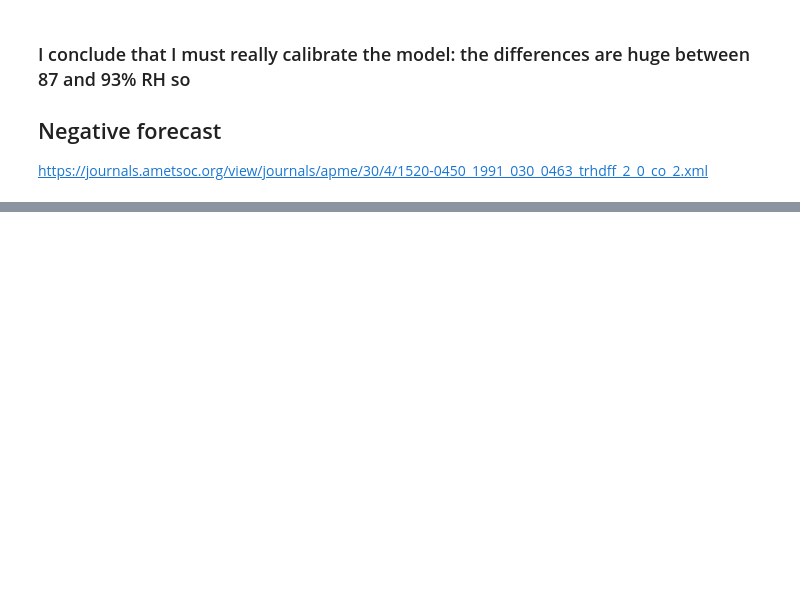
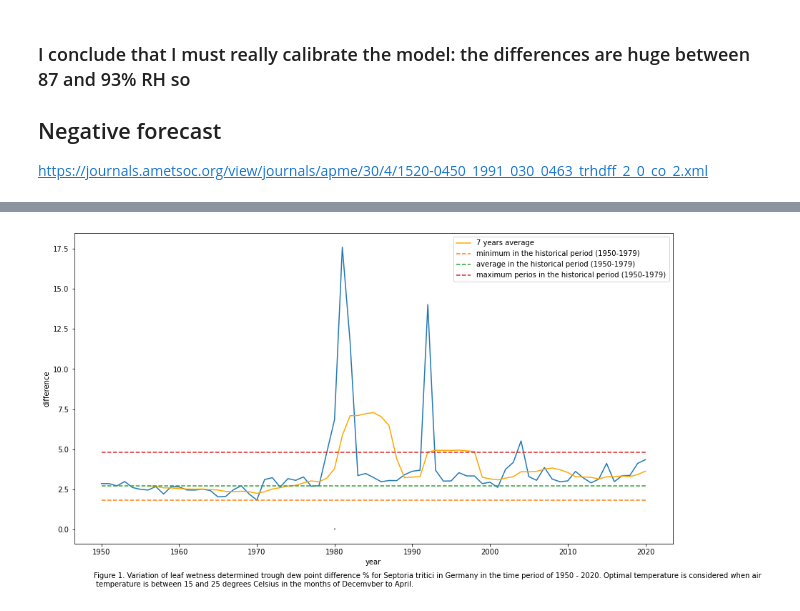
Before and after one commit to serbanradulescu/master_thesis, a Jupyter notebook: project.ipynb, the cells around one changed output, grey strips where cells are left out. Saved outputs shown, nothing was run; the diff lists cells and outputs as text; code cells hidden in the pictures; blank space fills up the shorter version.

```diff
--- a/project.ipynb
+++ b/project.ipynb
@@ -202,0 +276,26 @@ sns.lineplot( x="year", y = '7yrs_average', data= new_df3, label = "7 years aver
+# %%
+
+df_dpd["difference"]=df_dpd.apply(lambda x: (x['TT']- x['TD']), axis=1)
+df_dpd= df_dpd[df_dpd["month"].isin([12,1,2,3,4])]
+df_dpd = df_dpd.groupby("year").mean()
+avg50_79= df_dpd[df_dpd.index <= 1979]["difference"].mean()
+max50_79 = df_dpd[df_dpd.index <= 1979]["difference"].max()
+min50_79 = df_dpd[df_dpd.index <= 1979]["difference"].min()
+df_dpd['7yrs_average'] = df_dpd.difference.rolling(7).mean()
+# %%
+
+plt.figure(figsize = (15,8))
+
+sns.lineplot(x=df_dpd.index, y= df_dpd["difference"])#, label = "average yearly difference")
+sns.lineplot(x = df_dpd.index, y = df_dpd['7yrs_average'], label="7 years average", color = "orange")
+sns.lineplot(x = df_dpd.index, y = min50_79,linestyle="dashed", label="minimum in the historical period (1950-1979)")
+sns.lineplot(x = df_dpd.index, y = avg50_79,linestyle="dashed", label="average in the historical period (1950-1979)")
+sns.lineplot(x = df_dpd.index, y = max50_79, linestyle="dashed", label="maximum perios in the historical period (1950-1979)")
+
+plt.plot([1980,1980], [-0.00,0.05], lw=2, color = "0.65", label = "historical period (left)")
+#plt.figtext(1980, 0.06, "Historical period " )
+
+plt.figtext(0.15, 0.021, "Figure 1. Variation of leaf wetness determined trough dew point difference % for Septoria tritici in Germany in the time period of 1950 - 2020. Optimal temperature is considered when air \n temperature is between 15 and 25 degrees Celsius in the months of Decemvber to April. " )
+plt.show()
+# %% [output]
+[figure, added]
```
Also changed, not shown: parts of 17 cells of this notebook, 1 other file.
